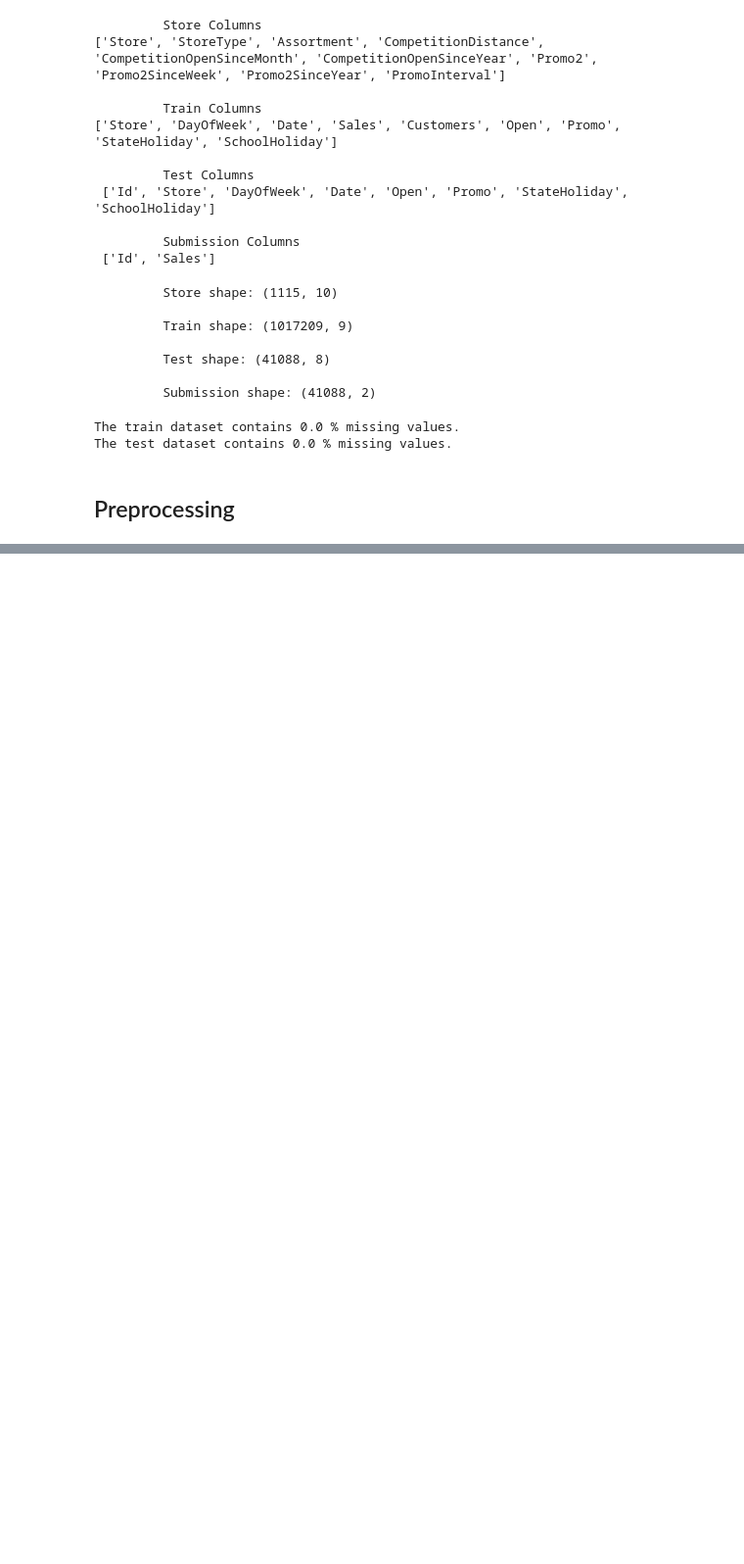
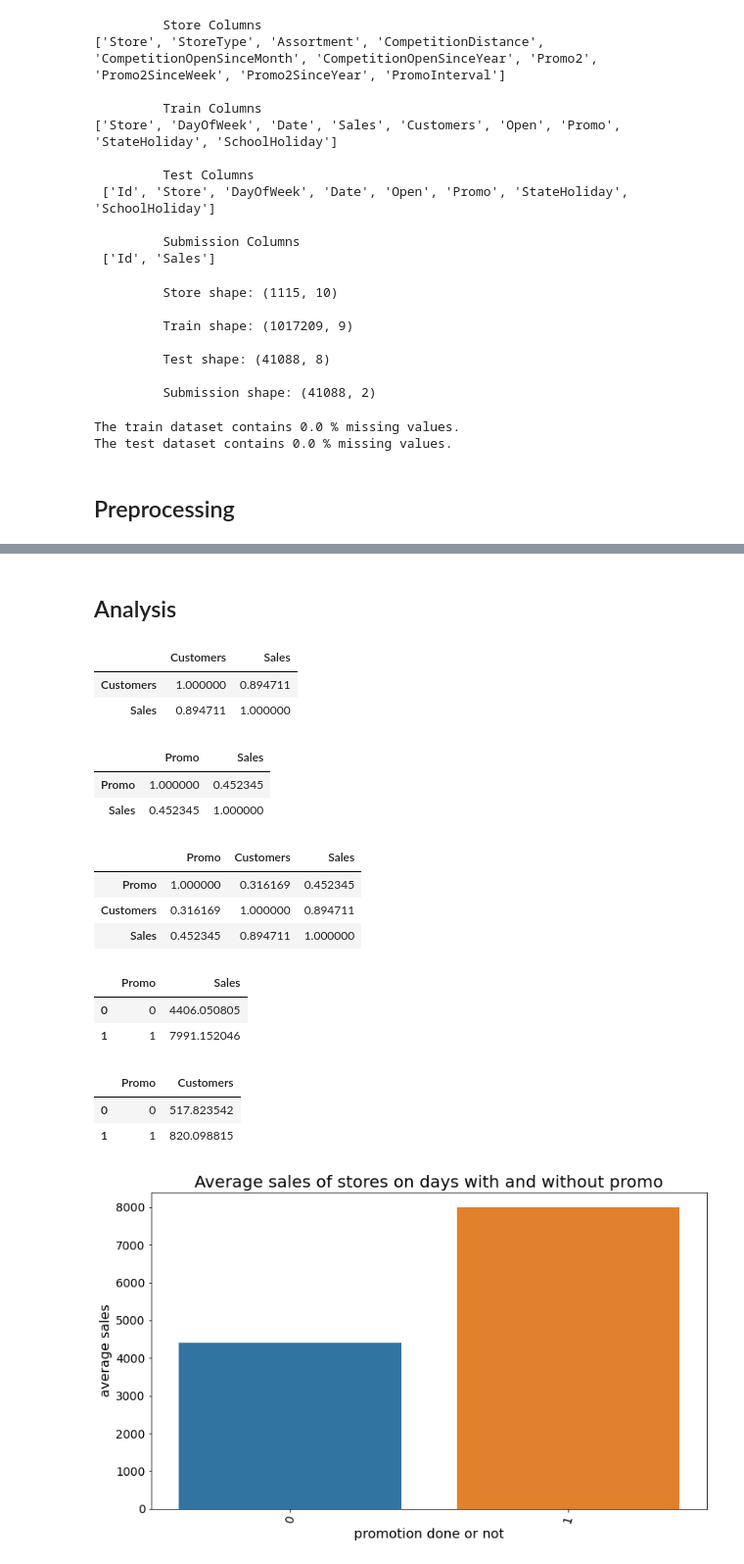
Before and after one commit to Luel-Hagos/Pharmaceutical-Sales-prediction-across-multiple-stores, a Jupyter notebook: notebooks/Exploration.ipynb, the cells around one changed output, grey strips where cells are left out. Shown: that part at 98% size. Cells and saved outputs as stored; diff of their text form; code cells hidden in the pictures; blank space fills up the shorter version.

Commit message:
Analysis added

```diff
--- a/notebooks/Exploration.ipynb
+++ b/notebooks/Exploration.ipynb
@@ -188,0 +217,55 @@ day_month_year(test_data, 'Date')
+# %% [markdown]
+## Analysis
+# %%
+# Correlation between Sales and number of customers
+train_data[['Customers','Sales']].corr()
+# %% [output]
+|  | Customers | Sales |
+| Customers | 1.000000 | 0.894711 |
+| Sales | 0.894711 | 1.000000 |
+# %%
+# Correlation between promo and sales
+train_data[['Promo','Sales']].corr()
+# %% [output]
+|  | Promo | Sales |
+| Promo | 1.000000 | 0.452345 |
+| Sales | 0.452345 | 1.000000 |
+# %%
+# Correlation between promo, Customers and sales
+train_data[['Promo', 'Customers','Sales']].corr()
+# %% [output]
+|  | Promo | Customers | Sales |
+| Promo | 1.000000 | 0.316169 | 0.452345 |
+| Customers | 0.316169 | 1.000000 | 0.894711 |
+| Sales | 0.452345 | 0.894711 | 1.000000 |
+# %%
+promo_sale = train_data[['Promo','Sales']].groupby('Promo').mean().reset_index()
+promo_sale
+# %% [output]
+|  | Promo | Sales |
+| 0 | 0 | 4406.050805 |
+| 1 | 1 | 7991.152046 |
+# %%
+promo_customers = train_data[['Promo','Customers']].groupby('Promo').mean().reset_index()
+promo_customers
+# %% [output]
+|  | Promo | Customers |
+| 0 | 0 | 517.823542 |
+| 1 | 1 | 820.098815 |
+# %%
+# bar plot
+def barPlot(df:pd.DataFrame, x_col:str, y_col:str, title:str, xlabel:str, ylabel:str)->None:
+    plt.figure(figsize=(12, 7))
+    sns.barplot(data = df, x=x_col, y=y_col)
+    plt.title(title, size=20)
+    plt.xticks(rotation=75, fontsize=14)
+    plt.yticks( fontsize=14)
+    plt.xlabel(xlabel, fontsize=16)
+    plt.ylabel(ylabel, fontsize=16)
+    #plt.bar(color ='maroon', width = 0.8)
+    plt.show()
+# %%
+barPlot(promo_sale,'Promo', 'Sales', 'Average sales of stores on days with and without promo',\
+        'promotion done or not', 'average sales')
+# %% [output]
+[figure, added]
```
Also changed, not shown: parts of 5 cells of this notebook.
